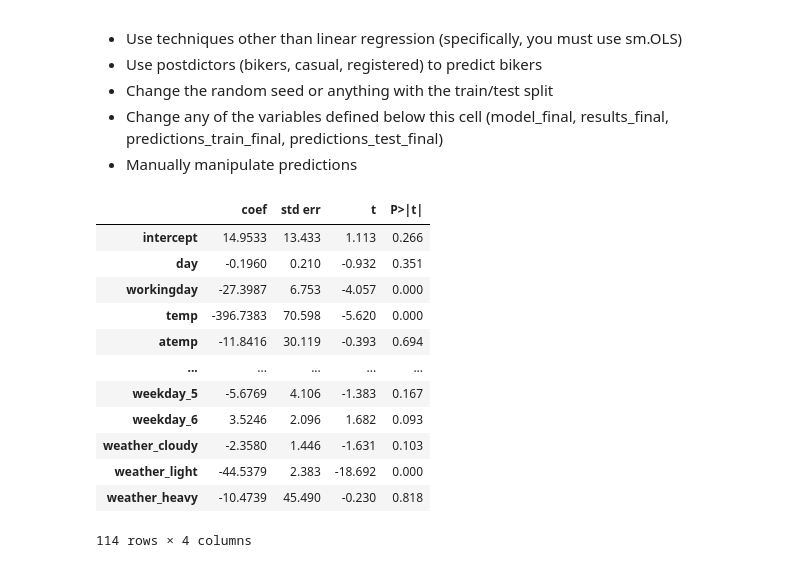
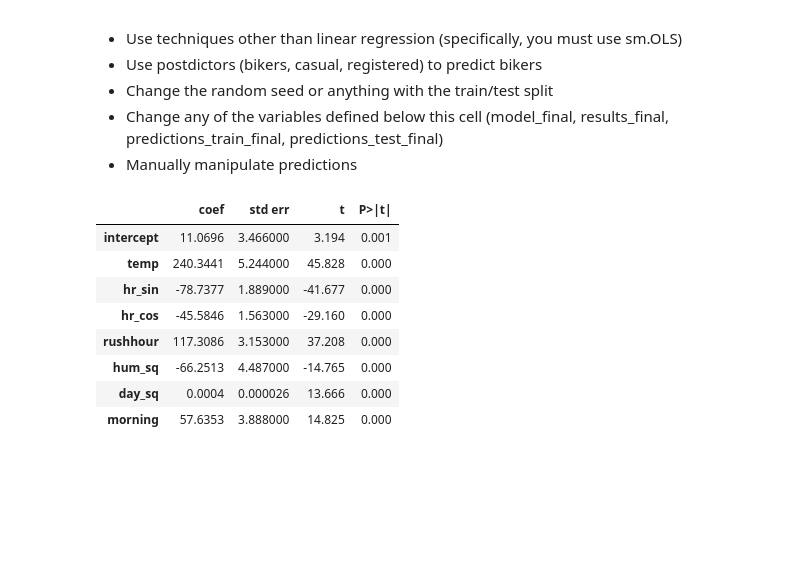
Before and after one commit to sidhvikb23-source/code_2600, a Jupyter notebook: mod05_nonlinear.ipynb, the cells around one changed output. Saved outputs shown, nothing was run; the diff lists cells and outputs as text; code cells hidden in the pictures; blank space fills up the shorter version.

```diff
--- a/mod05_nonlinear.ipynb
+++ b/mod05_nonlinear.ipynb
@@ -383,34 +349,23 @@ X_test = add_features(X_test)
 # %%
 # Build your linear regression model here.
 vars_to_include = [
-    'intercept', 'day', 'workingday', 'temp', 'atemp', 'hum', 'windspeed',
-    'temp_sq', 'temp_cu', 'hum_sq', 'wind_sq', 'day_sq', 'day_cu', 'temp_hum'
+    'intercept', 'temp', 'hr_sin', 'hr_cos', 'rushhour',
+    'hum_sq', 'day_sq', 'morning'
 ]
-vars_to_include += ['mnth_' + month for month in months]
-vars_to_include += ['mnth_' + month + '_temp' for month in months]
-vars_to_include += ['hr_' + str(hour) for hour in range(1, 24)]
-vars_to_include += ['hr_' + str(hour) + '_work' for hour in range(1, 24)]
-vars_to_include += ['hr_' + str(hour) + '_temp' for hour in range(1, 24)]
-vars_to_include += ['weekday_' + str(weekday) for weekday in range(1, 7)]
-vars_to_include += weather_columns
 
 model_final = sm.OLS(y_train, X_train[vars_to_include])
 results_final = model_final.fit()
 summarize(results_final)
 # %% [output]
 |  | coef | std err | t | P>|t| |
-| intercept | 14.9533 | 13.433 | 1.113 | 0.266 |
-| day | -0.1960 | 0.210 | -0.932 | 0.351 |
-| workingday | -27.3987 | 6.753 | -4.057 | 0.000 |
-| temp | -396.7383 | 70.598 | -5.620 | 0.000 |
-| atemp | -11.8416 | 30.119 | -0.393 | 0.694 |
-| ... | ... | ... | ... | ... |
-| weekday_5 | -5.6769 | 4.106 | -1.383 | 0.167 |
-| weekday_6 | 3.5246 | 2.096 | 1.682 | 0.093 |
-| weather_cloudy | -2.3580 | 1.446 | -1.631 | 0.103 |
-| weather_light | -44.5379 | 2.383 | -18.692 | 0.000 |
-| weather_heavy | -10.4739 | 45.490 | -0.230 | 0.818 |
+| intercept | 11.0696 | 3.466000 | 3.194 | 0.001 |
+| temp | 240.3441 | 5.244000 | 45.828 | 0.000 |
+| hr_sin | -78.7377 | 1.889000 | -41.677 | 0.000 |
+| hr_cos | -45.5846 | 1.563000 | -29.160 | 0.000 |
+| rushhour | 117.3086 | 3.153000 | 37.208 | 0.000 |
+| hum_sq | -66.2513 | 4.487000 | -14.765 | 0.000 |
+| day_sq | 0.0004 | 0.000026 | 13.666 | 0.000 |
+| morning | 57.6353 | 3.888000 | 14.825 | 0.000 |
-114 rows × 4 columns
 # %%
 predictions_train_final = predict(X_train[vars_to_include], results_final)
 print('MSE train: ', mse(y_train, predictions_train_final))
```
Also changed, not shown: parts of 2 cells of this notebook.
